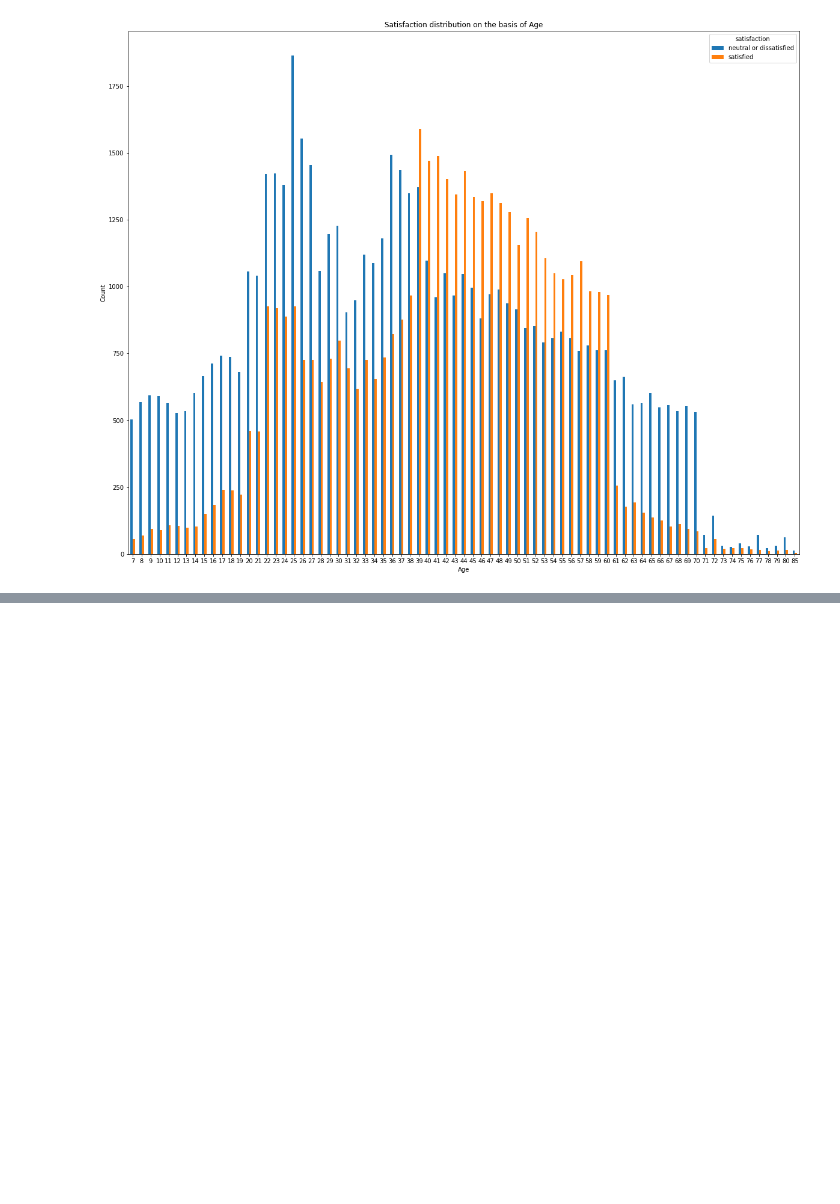
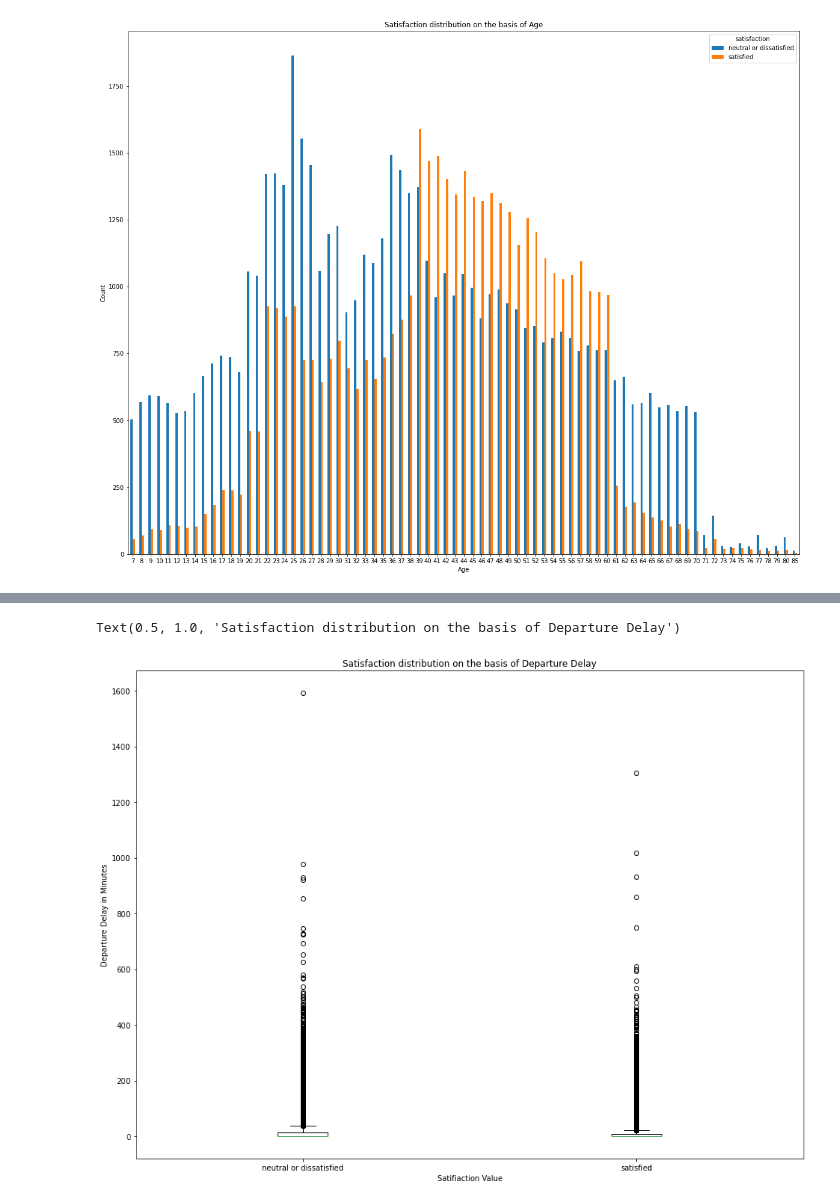
Before and after one commit to KallistaXue/airline-passenger-satisfaction-predictor, a Jupyter notebook: Project Code.ipynb, the cells around one changed output, grey strips where cells are left out. Saved outputs shown, nothing was run; the diff lists cells and outputs as text; code cells hidden in the pictures; blank space fills up the shorter version.

```diff
--- a/Project Code.ipynb
+++ b/Project Code.ipynb
@@ -241,0 +326,13 @@ Text(0.5, 1.0, 'Satisfaction distribution on the basis of Age')
+# %%
+# plt.figure(figsize=(24,18))
+y00 = dev_df[dev_df['satisfaction'] == 0]['Departure Delay in Minutes']
+y01 = dev_df[dev_df['satisfaction'] == 1]['Departure Delay in Minutes']
+plt.figure(figsize=(16,12))
+plt.boxplot([y00, y01])
+plt.xticks([1,2], ['neutral or dissatisfied', 'satisfied'])
+plt.xlabel('Satifiaction Value')
+plt.ylabel('Departure Delay in Minutes')
+plt.title('Satisfaction distribution on the basis of Departure Delay')
+# %% [output]
+Text(0.5, 1.0, 'Satisfaction distribution on the basis of Departure Delay')
+[figure, added]
```
Also changed, not shown: parts of 15 cells of this notebook.
